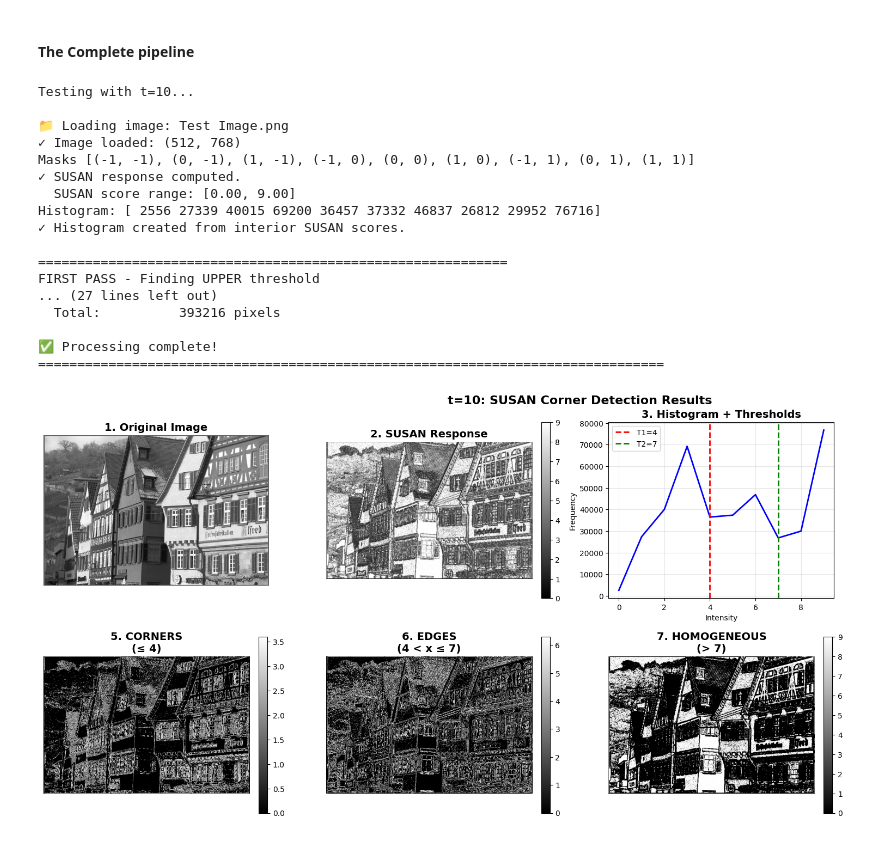
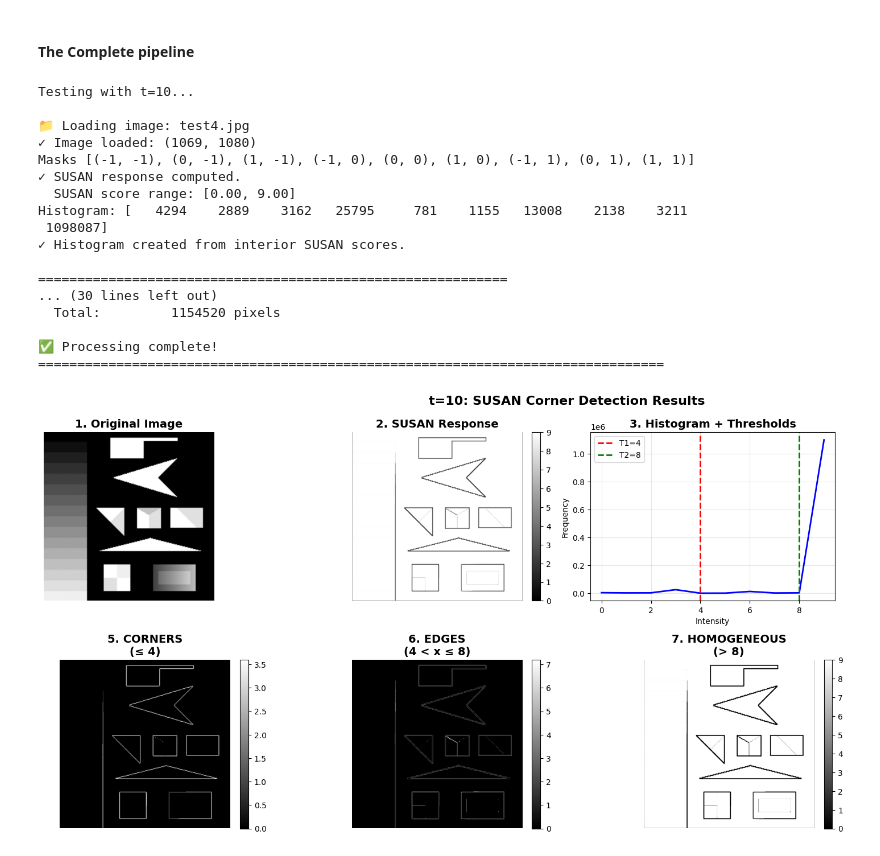
Before and after one commit to MohamedElsaeed424/Corner-and-Edge-Detector, a Jupyter notebook: cv-assignment2.ipynb, the cells around one changed output. Cells and saved outputs as stored; diff of their text form; code cells hidden in the pictures.

```diff
--- a/cv-assignment2.ipynb
+++ b/cv-assignment2.ipynb
@@ -635,31 +635,31 @@ def run_complete_pipeline(image_path, t_parameter=27, radius=3):
     }
 # %%
 
-image_path = 'Test Image.png'
+image_path = 'test4.jpg'
 # results = run_complete_pipeline(image_path, t_parameter=27, radius=3)
 # plt.show()
 
 t_values = [10]
 
 for idx, t in enumerate(t_values):
     print(f"\nTesting with t={t}...")
     result = run_complete_pipeline(image_path, t_parameter=t, radius=1)
 # %% [output]
 Testing with t=10...
 
-📁 Loading image: Test Image.png
-✓ Image loaded: (512, 768)
+📁 Loading image: test4.jpg
+✓ Image loaded: (1069, 1080)
 Masks [(-1, -1), (0, -1), (1, -1), (-1, 0), (0, 0), (1, 0), (-1, 1), (0, 1), (1, 1)]
 ✓ SUSAN response computed.
   SUSAN score range: [0.00, 9.00]
-Histogram: [ 2556 27339 40015 69200 36457 37332 46837 26812 29952 76716]
+Histogram: [   4294    2889    3162   25795     781    1155   13008    2138    3211
+ 1098087]
 ✓ Histogram created from interior SUSAN scores.
 
 ============================================================
-FIRST PASS - Finding UPPER threshold
-... (27 lines left out)
-  Total:          393216 pixels
+... (30 lines left out)
+  Total:         1154520 pixels
 
 ✅ Processing complete!
 ================================================================================
-[figure, old version]
+[figure, new version]
```
